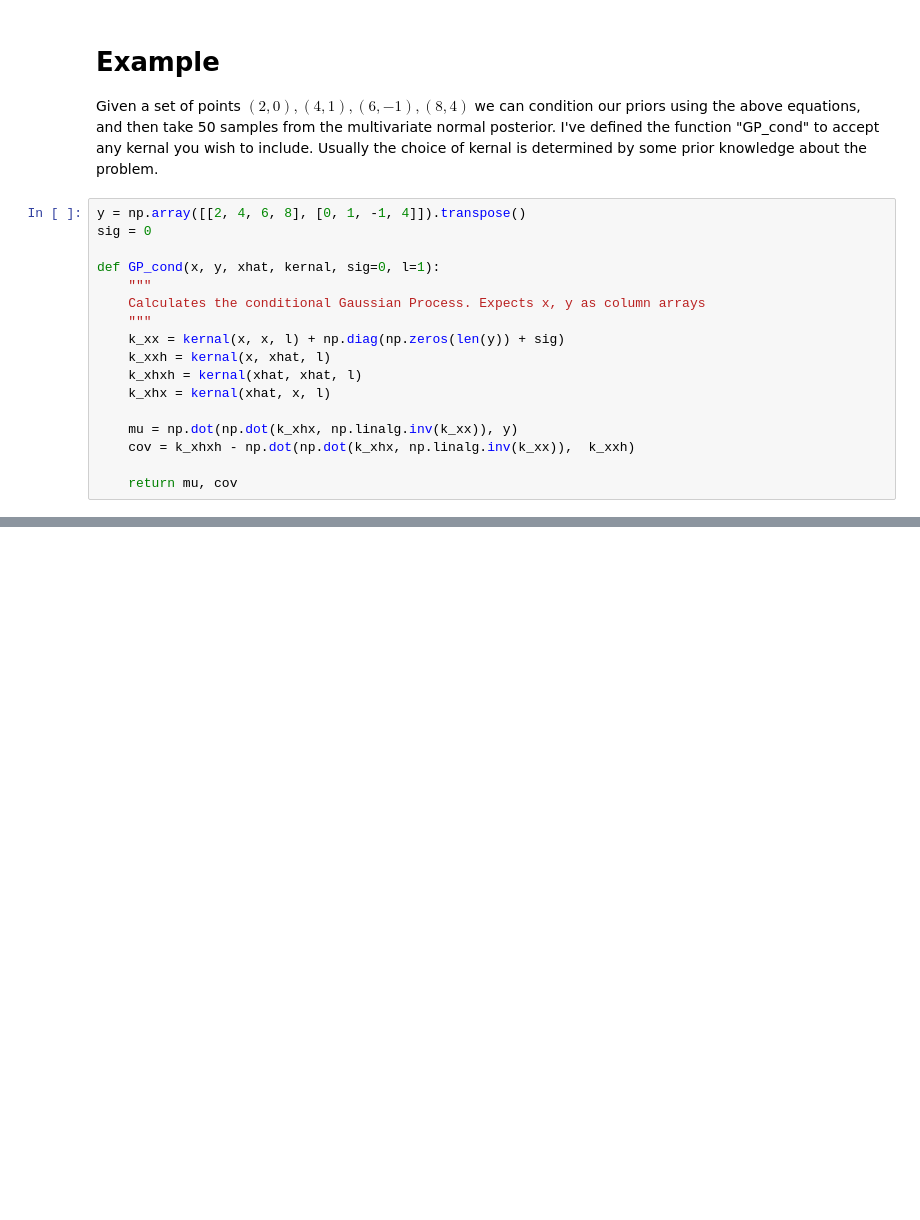
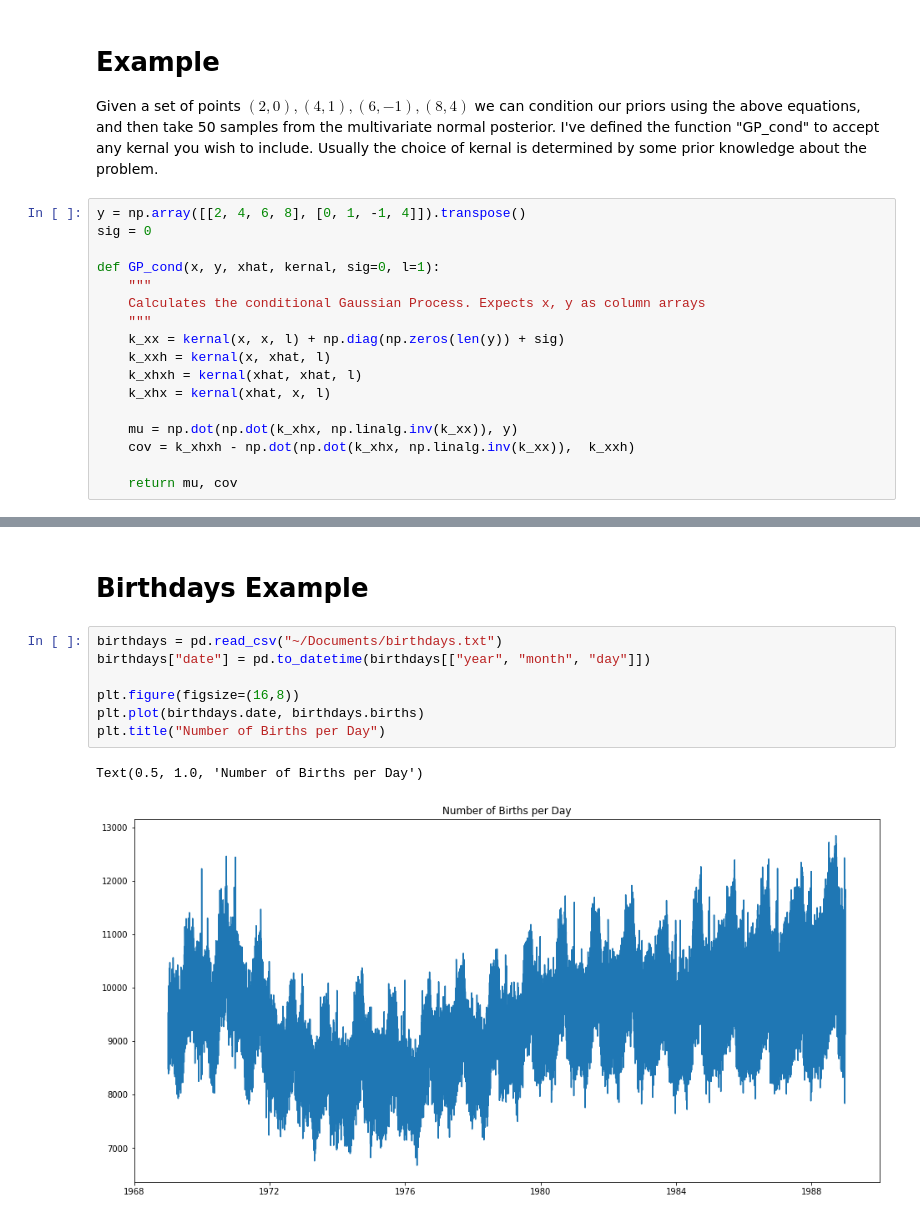
Before and after one commit to blazickjp/Research, a Jupyter notebook: GaussianProcesses.ipynb, the cells around one changed output, grey strips where cells are left out. Cells and saved outputs as stored; diff of their text form; blank space fills up the shorter version.

Commit message:
Started work on Birthdays

```diff
--- a/GaussianProcesses.ipynb
+++ b/GaussianProcesses.ipynb
@@ -77,0 +76,12 @@ for k in range(num_draws):
+# %% [markdown]
+# Birthdays Example
+# %%
+birthdays = pd.read_csv("~/Documents/birthdays.txt")
+birthdays["date"] = pd.to_datetime(birthdays[["year", "month", "day"]])
+
+plt.figure(figsize=(16,8))
+plt.plot(birthdays.date, birthdays.births)
+plt.title("Number of Births per Day")
+# %% [output]
+Text(0.5, 1.0, 'Number of Births per Day')
+[figure, added]
```
Also changed, not shown: parts of 5 cells of this notebook.
